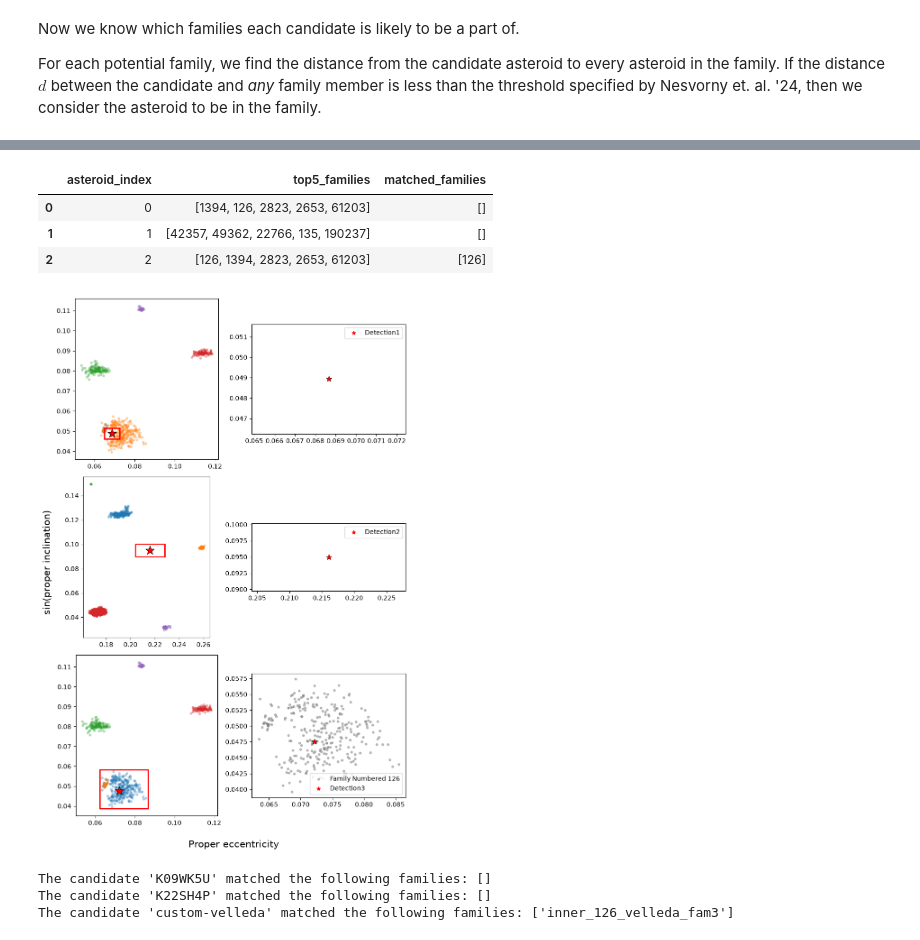
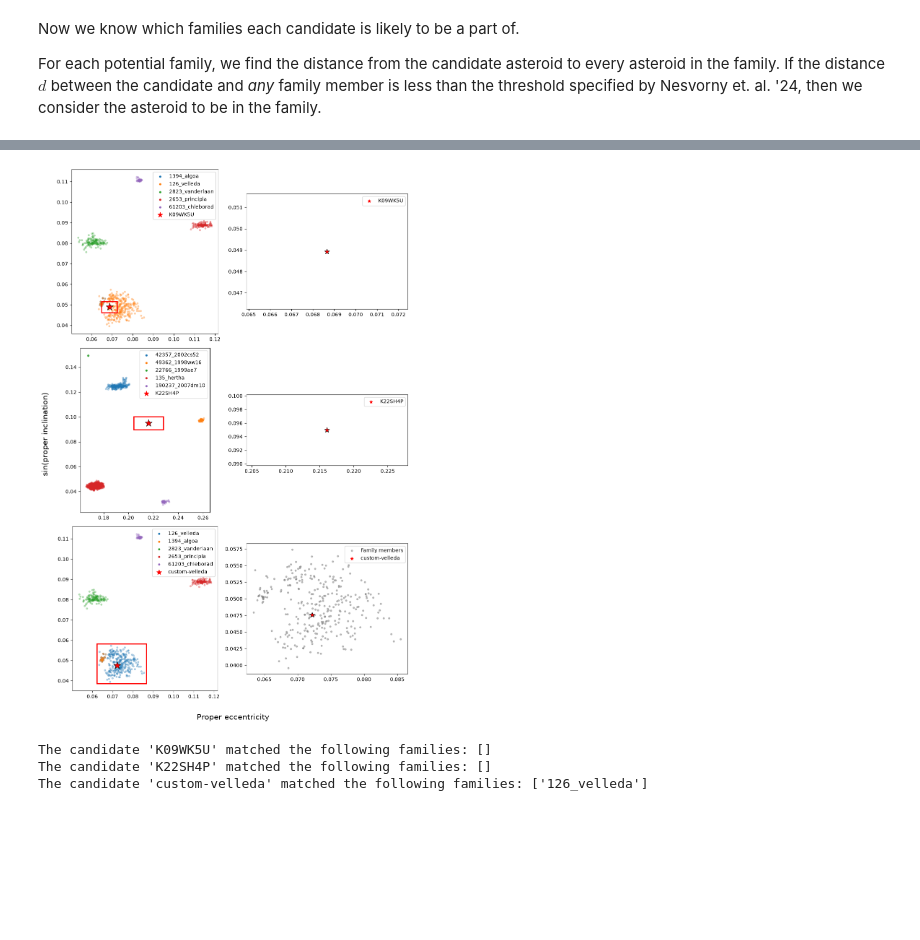
Before and after one commit to YangShen31/proper_elements_prediction, a Jupyter notebook: full_pipeline.ipynb, the cells around one changed output, grey strips where cells are left out. Saved outputs shown, nothing was run; the diff lists cells and outputs as text; code cells hidden in the pictures; blank space fills up the shorter version.

Commit message:
Rewrite full pipeline to use our custom d thresholds (and update plots)

```diff
--- a/full_pipeline.ipynb
+++ b/full_pipeline.ipynb
@@ -422,73 +450,67 @@ results_df["matched_families"] = matched_families_all
-# %%
-results_df
-# %% [output]
-|  | asteroid_index | top5_families | matched_families |
-| 0 | 0 | [1394, 126, 2823, 2653, 61203] | [] |
-| 1 | 1 | [42357, 49362, 22766, 135, 190237] | [] |
-| 2 | 2 | [126, 1394, 2823, 2653, 61203] | [126] |
 # %%
 from matplotlib.patches import Rectangle
 
+def get_family_name_pretty(f):
+	return "_".join(lookup_family_no(f).split("_")[1:-1])
+
 # Plot the detected asteroids with their family in the proper elements phase space
 n = len(df_e)
-fig, axes = plt.subplots(n, 2, figsize=(8, int(n*4)))
+fig, axes = plt.subplots(n, 2, figsize=(10, int(n*5)))
 
 for i in range(n):
 	family_number = results_df.iloc[i]["matched_families"]
 	### RIGHT PLOT
 	# plot the family we identified the asteroid with
 	if len(family_number) != 0:
-		df_family = pd.read_csv(
-			family_file_map[family_number[0]],
-			header=None,
-			names=column_names)
+		df_family = read_family_file(family_file_map[family_number[0]])
 		fam_prope = df_family["prope"]
 		fam_propsini = df_family["propsini"]
-		axes[i][1].scatter(fam_prope, fam_propsini, c = "grey", s = 10, alpha = 0.5, label = f"Family Numbered {family_number[0]}")
+		axes[i][1].scatter(fam_prope, fam_propsini, c = "grey", s = 10, alpha = 0.5, label = "Family members")
 	# plot the candidate asteroid
 	axes[i][1].scatter(merged_df.iloc[i]["pred_e"], merged_df.iloc[i]["pred_sini"], c = "black", marker='*', s = 100)
-	axes[i][1].scatter(merged_df.iloc[i]["pred_e"], merged_df.iloc[i]["pred_sini"], c = "red", marker='*', s = 35, label = f"Detection{ i+1}")
+	axes[i][1].scatter(merged_df.iloc[i]["pred_e"], merged_df.iloc[i]["pred_sini"], c = "red", marker='*', s = 35, label = merged_df.iloc[i]["Des'n"])
 	axes[i][1].legend()
 	axes[i][1].set_aspect(1)
 
 	### LEFT PLOT
 	# plot all potential families
 	top5_families = results_df.iloc[i]["top5_families"]
 	for f in top5_families:
-		df_family = pd.read_csv(
-			family_file_map[f],
-			header=None,
-			names=column_names)
+		df_family = read_family_file(family_file_map[f])
 		fam_prope = df_family["prope"]
 		fam_propsini = df_family["propsini"]
-		axes[i][0].scatter(fam_prope, fam_propsini, s = 10, alpha = 0.3, label = f"Family Numbered {f}")
+		axes[i][0].scatter(fam_prope, fam_propsini, s = 10, alpha = 0.3, label = get_family_name_pretty(f))
 
 	# plot the asteroid
 	axes[i][0].scatter(merged_df.iloc[i]["pred_e"], merged_df.iloc[i]["pred_sini"], c = "black", marker='*', s = 200)
-	axes[i][0].scatter(merged_df.iloc[i]["pred_e"], merged_df.iloc[i]["pred_sini"], c = "red", marker='*', s = 100, label = f"Detection {i+1}")
+	axes[i][0].scatter(merged_df.iloc[i]["pred_e"], merged_df.iloc[i]["pred_sini"], c = "red", marker='*', s = 100, label = merged_df.iloc[i]["Des'n"])
+
+	leg = axes[i][0].legend(loc="best")
+	for lh in leg.legend_handles:
+		lh.set_alpha(1)
 
 	# plot the bounds of the zoomed-in plot in the right column
 	xlim = axes[i][1].get_xlim()
 	ylim = axes[i][1].get_ylim()
 	axes[i][0].add_patch(Rectangle((xlim[0],ylim[0]),xlim[1]-xlim[0],ylim[1]-ylim[0],
                     edgecolor='red',
                     facecolor='none',
                     lw=2))
 
 	axes[i][0].set_aspect(1)
 
-plt.tight_layout()
+plt.tight_layout(pad=1.16)
 fig.supxlabel("Proper eccentricity", y = -0.03, size = 15)
 fig.supylabel("sin(proper inclination)", x = -0.03, size = 15)
 fig.savefig("./plots/pipeline_examples.pdf", bbox_inches='tight')
 fig.show()
 # %% [output]
-[figure, old version]
+[figure, new version]
 # %%
 for r, ast in df_e.iterrows():
     matched_families = results_df['matched_families'][r]
-    print(f"The candidate '{ast["Des'n"]}' matched the following families: {[family_file_map[n].stem for n in matched_families]}")
+    print(f"The candidate '{ast["Des'n"]}' matched the following families: {[get_family_name_pretty(n) for n in matched_families]}")
 # %% [output]
 The candidate 'K09WK5U' matched the following families: []
 The candidate 'K22SH4P' matched the following families: []
-The candidate 'custom-velleda' matched the following families: ['inner_126_velleda_fam3']
+The candidate 'custom-velleda' matched the following families: ['126_velleda']
```
Also changed, not shown: parts of 7 cells of this notebook, 11 other files.
